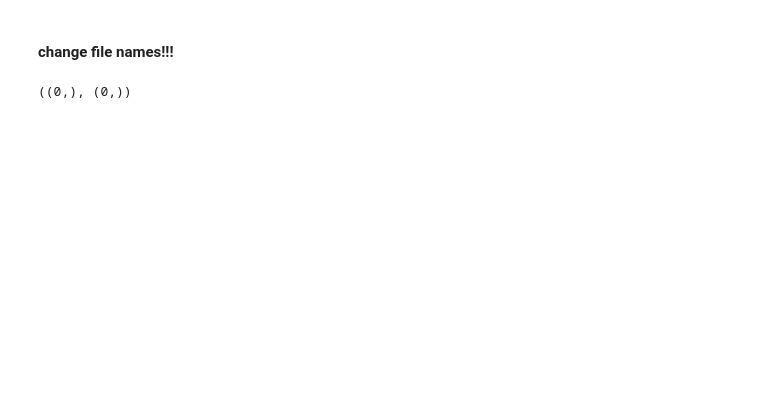
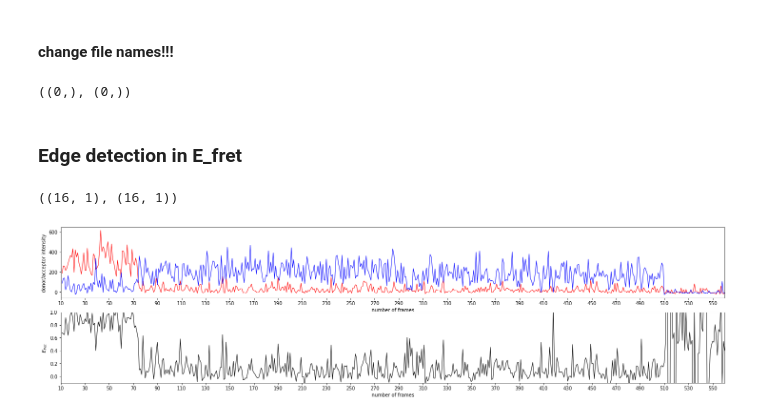
Before and after one commit to berylcczhang/smFRET_pycodes, a Jupyter notebook: DA_minCoeff_Mapping.ipynb, the cells around one changed output. Cells and saved outputs as stored; diff of their text form; code cells hidden in the pictures; blank space fills up the shorter version.

```diff
--- a/DA_minCoeff_Mapping.ipynb
+++ b/DA_minCoeff_Mapping.ipynb
@@ -243,0 +242,9 @@ for i in range(len(pw_fret)):
+# %%
+traces_p = []
+for i in range(int(len(pruned_traces)/2)):
+    frame_len = len(pruned_traces[2*i])
+    intensity = np.array([np.ones(frame_len)*(i+1),pruned_traces[2*i],pruned_traces[2*i+1]])
+    intensity = intensity.transpose()
+    traces_p.append(intensity)
+traces_p = np.concatenate(traces_p)
+traces_p.shape
@@ -253,3 +262,39 @@ traces_s = np.array(saved_traces).transpose()
 np.array(saved_traces).shape,traces_s.shape
 # %% [output]
 ((0,), (0,))
+# %% [markdown]
+### Edge detection in E_fret
+# %%
+good_mole_ind.shape, good_mole_D_ind.shape
+# %% [output]
+((16, 1), (16, 1))
+# %%
+x = np.linspace(11,A_intensity.shape[0],A_intensity.shape[0]-10)
+loop = good_mole_ind.size
+pw_fret = []
+saved_traces = []
+
+for i in range(loop):
+    A = np.squeeze(A_intensity[:,good_mole_ind[i]])
+    D = np.squeeze(D_intensity[good_mole_D_ind[i],:,good_mole_ind[i]])
+    E_fret = A/(A+D)
+# %%
+plt.figure(figsize=(25,6))
+ax1 = plt.subplot(211)
+plt.plot(x, A[10:],'r',linewidth=1)
+plt.plot(x, D[10:],'b',linewidth=1)
+plt.xlim(10,560)
+plt.xlabel('number of frames')
+plt.ylabel('donor/acceptor intensity')
+plt.xticks(np.arange(10, x.shape[0]+1, 20))
+
+ax2 = plt.subplot(212)
+plt.plot(x,E_fret[10:],'k', linewidth=1)
+plt.xlim(10,560)
+plt.xlabel('number of frames')
+plt.ylim(-0.1,1)
+plt.ylabel('$E_{fret}$')
+plt.xticks(np.arange(10, x.shape[0]+1, 20))
+plt.show()
+# %% [output]
+[figure, added]
```
Also changed, not shown: parts of 9 cells of this notebook, 2 other files.
